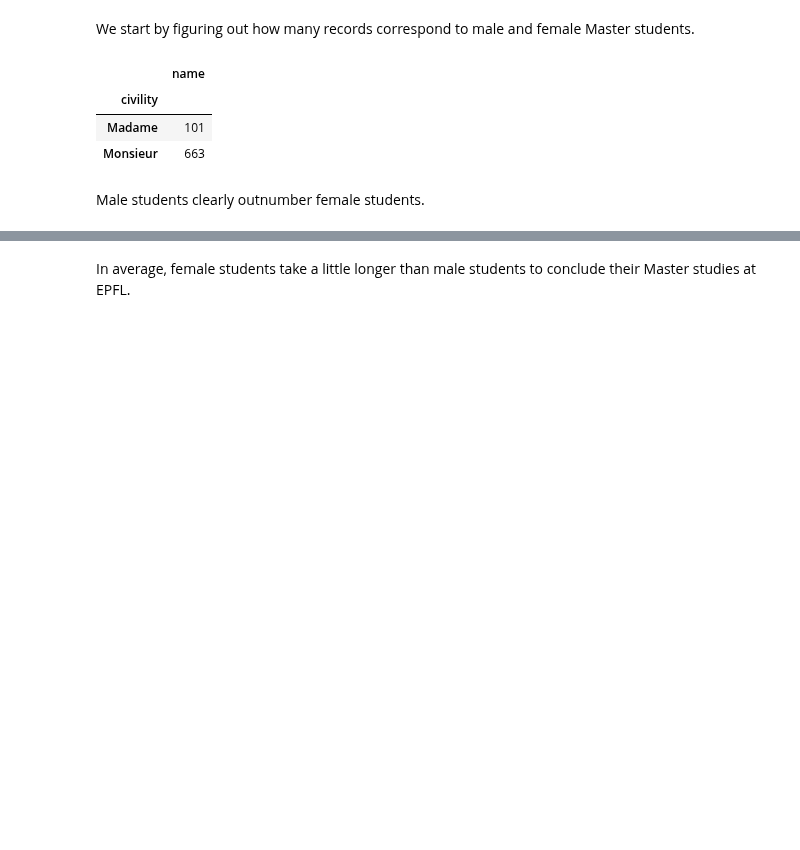
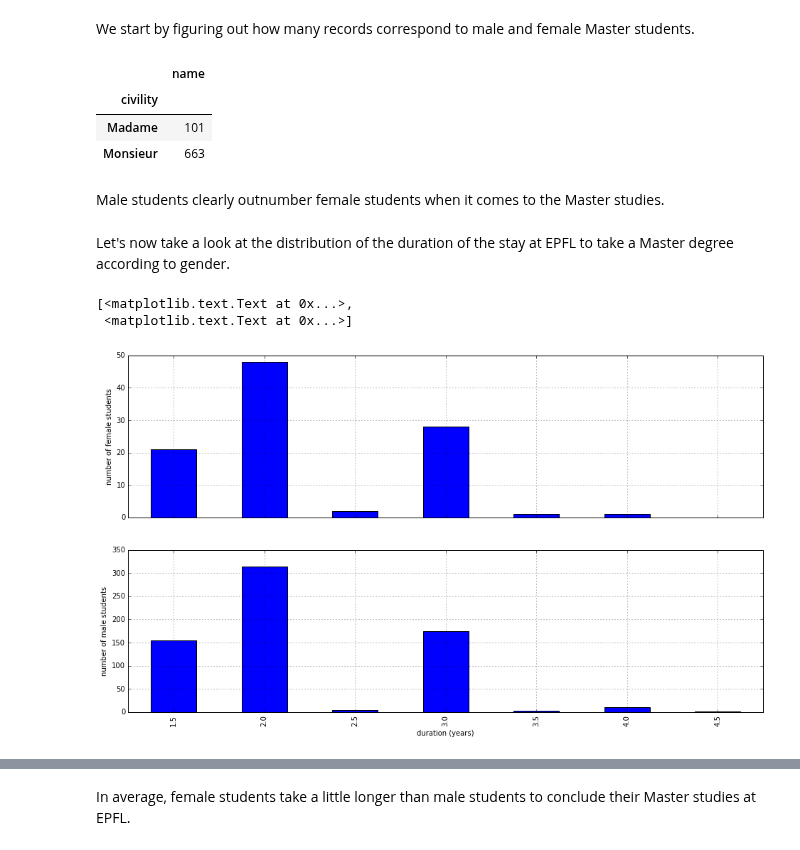
Before and after one commit to Symsystem/adaepflHomework, a Jupyter notebook: 02 - Data from the Web/Data from the web.ipynb, the cells around one changed output, grey strips where cells are left out. Drawn from its saved outputs; the diff is of its cells as text; code cells hidden in the pictures; blank space fills up the shorter version.

```diff
--- a/02 - Data from the Web/Data from the web.ipynb
+++ b/02 - Data from the Web/Data from the web.ipynb
@@ -431,4 +440,21 @@ students.groupby(['civility'])[['name']].count()
 | Madame | 101 |
 | Monsieur | 663 |
 # %% [markdown]
-Male students clearly outnumber female students.
+Male students clearly outnumber female students when it comes to the Master studies.
+# %% [markdown]
+Let's now take a look at the distribution of the duration of the stay at EPFL to take a Master degree according to gender.
+# %%
+master_grouped_by_gender = students.groupby(['civility'])
+
+plt.figure(figsize=(16,9))
+ax1 = plt.subplot(211)
+ax_female = master_grouped_by_gender.get_group('Madame').groupby(['duration']).count().name.plot(kind='bar', grid=True)
+ax_female.set(xlabel='duration (years)', ylabel='number of female students')
+
+plt.subplot(212, sharex=ax1)
+ax_male = master_grouped_by_gender.get_group('Monsieur').groupby(['duration']).count().name.plot(kind='bar', grid=True)
+ax_male.set(xlabel='duration (years)', ylabel='number of male students')
+# %% [output]
+[<matplotlib.text.Text at 0x...>,
+ <matplotlib.text.Text at 0x...>]
+[figure, added]
```
Also changed, not shown: parts of 7 cells of this notebook.
